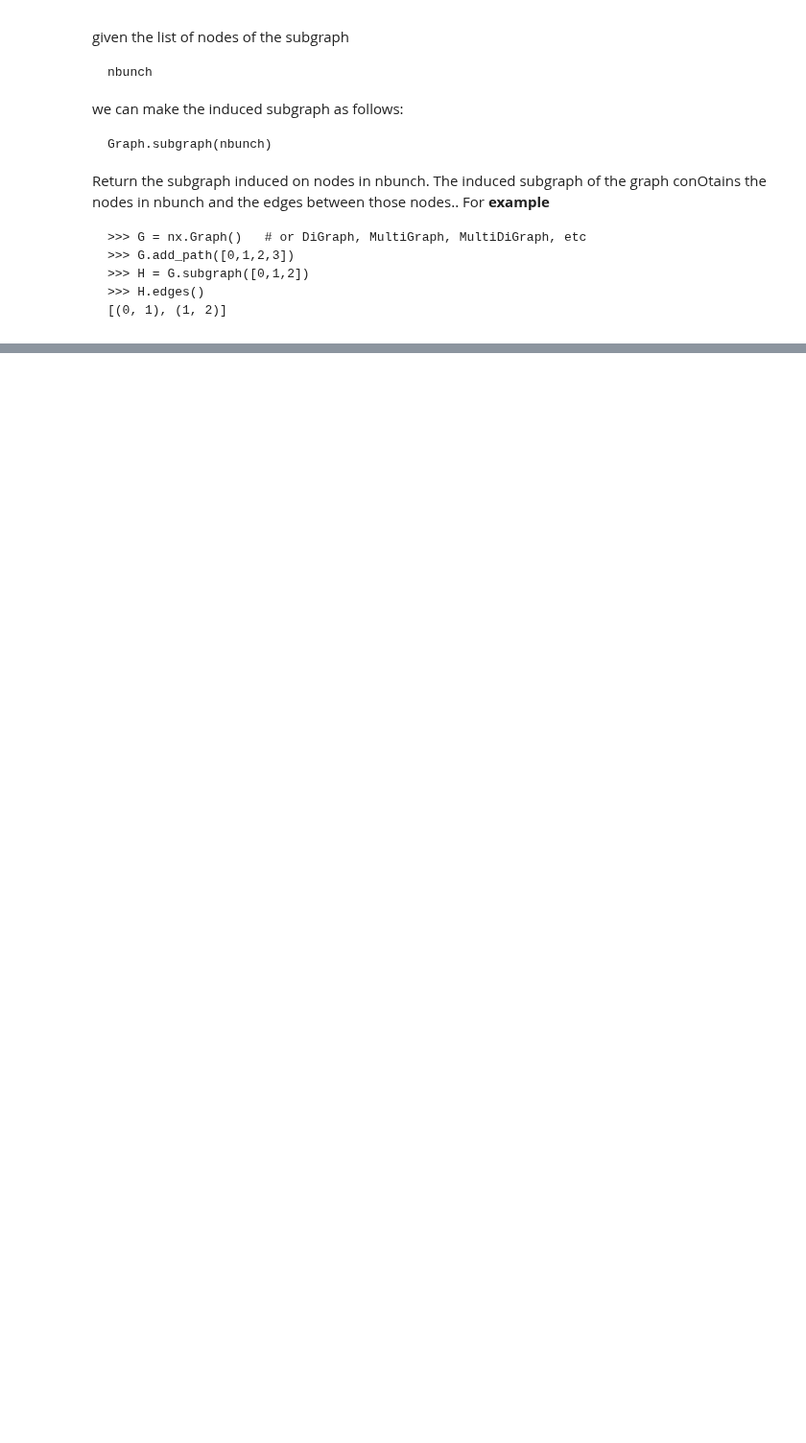
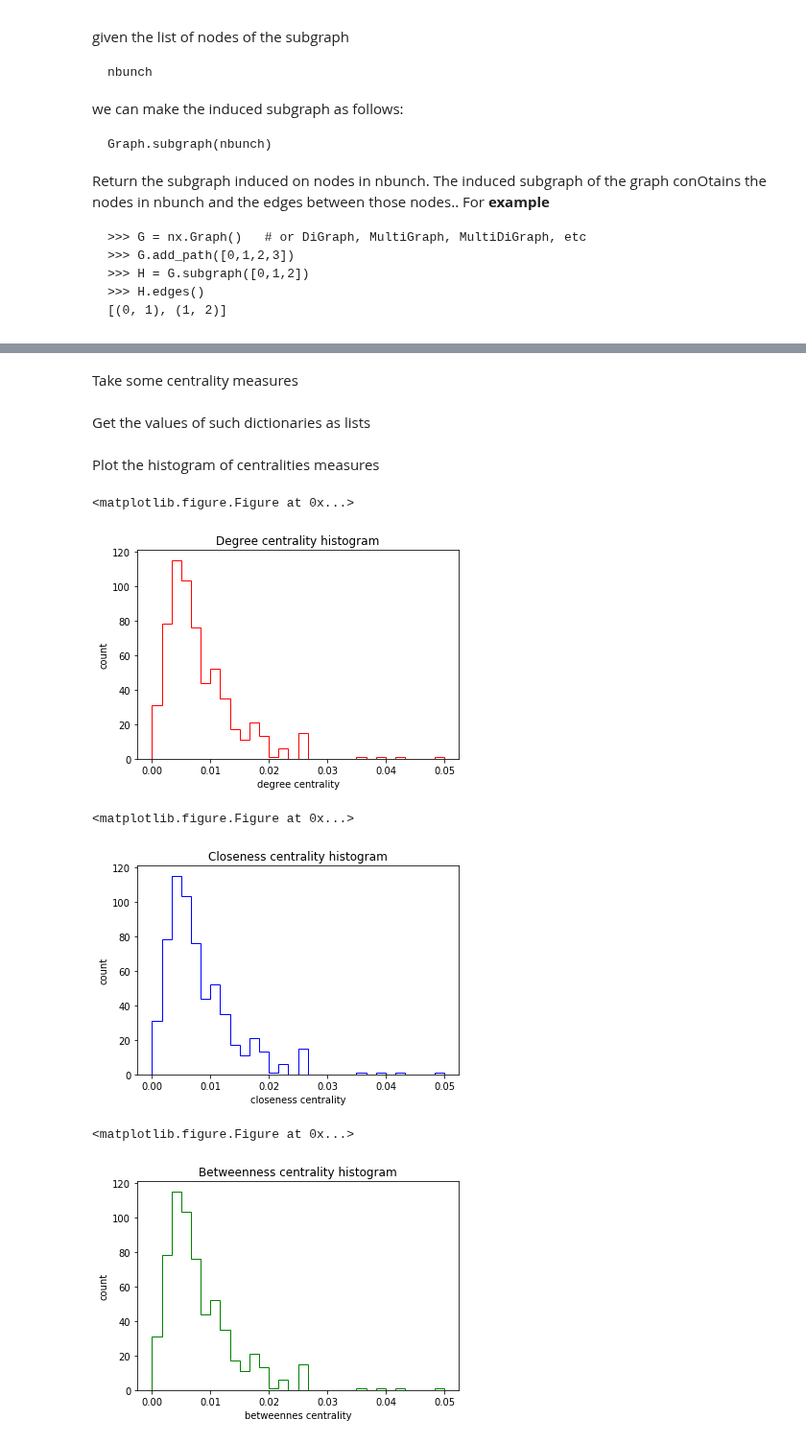
Before and after one commit to mattiapdo/graph_analytics_on_researchers, a Jupyter notebook: Bozza_HW4.ipynb, the cells around one changed output, grey strips where cells are left out. Shown at 96% size. Drawn from its saved outputs; the diff is of its cells as text; code cells hidden in the pictures; blank space fills up the shorter version.

```diff
--- a/Bozza_HW4.ipynb
+++ b/Bozza_HW4.ipynb
@@ -113,0 +134,6 @@ Return the subgraph induced on nodes in nbunch. The induced subgraph of the grap
+# %%
+#inserire in input la pubblicazione
+confInt = int(input())
+#nbunch will be the list of author's id that contribuited to tha
+nbunch = pubDict[confInt]
+#try for example 3345
@@ -113,0 +144,4 @@ Return the subgraph induced on nodes in nbunch. The induced subgraph of the grap
+# %%
+Sottografo = Authors.subgraph(nbunch)
+Sottografo.name = 'Contributors to '+ str(confInt) + ' conference'
+nx.info(Sottografo)
@@ -113,0 +152,46 @@ Return the subgraph induced on nodes in nbunch. The induced subgraph of the grap
+# %% [markdown]
+Take some centrality measures
+# %%
+degree_centrality = nx.degree_centrality(Sottografo)
+closeness_centrality = nx.closeness_centrality(Sottografo)
+betweeness_centrality = nx.betweenness_centrality(Sottografo)
+# %% [markdown]
+Get the values of such dictionaries as lists
+# %%
+degrees =list(degree_centrality.values())
+centralities = list(closeness_centrality.values())
+betweennesses = list(betweeness_centrality.values())
+# %% [markdown]
+Plot the histogram of centralities measures
+# %%
+plt.clf()
+plt.figure()
+plt.hist(degrees, bins=30, color='red', histtype='step')
+plt.title('Degree centrality histogram')
+plt.xlabel('degree centrality')
+plt.ylabel('count')
+plt.xlim()
+plt.show()
+
+plt.clf()
+plt.figure()
+plt.hist(degrees, bins=30, color='blue', histtype='step')
+plt.title('Closeness centrality histogram')
+plt.xlabel('closeness centrality')
+plt.ylabel('count')
+plt.show()
+
+plt.clf()
+plt.figure()
+plt.hist(degrees, bins=30, color='green', histtype='step')
+plt.title('Betweenness centrality histogram')
+plt.xlabel('betweennes centrality')
+plt.ylabel('count')
+plt.show()
+# %% [output]
+<matplotlib.figure.Figure at 0x...>
+[figure, added]
+<matplotlib.figure.Figure at 0x...>
+[figure, added]
+<matplotlib.figure.Figure at 0x...>
+[figure, added]
```
Also changed, not shown: parts of 18 cells of this notebook, 2 other files.
